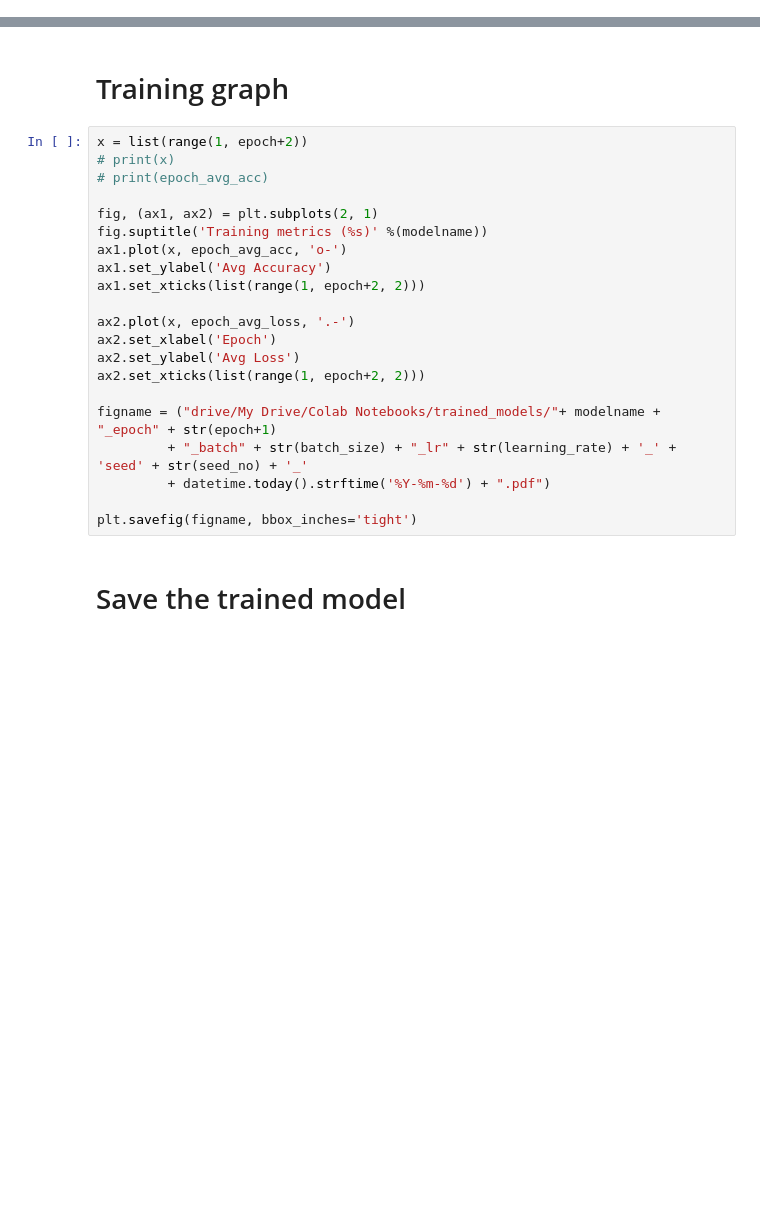
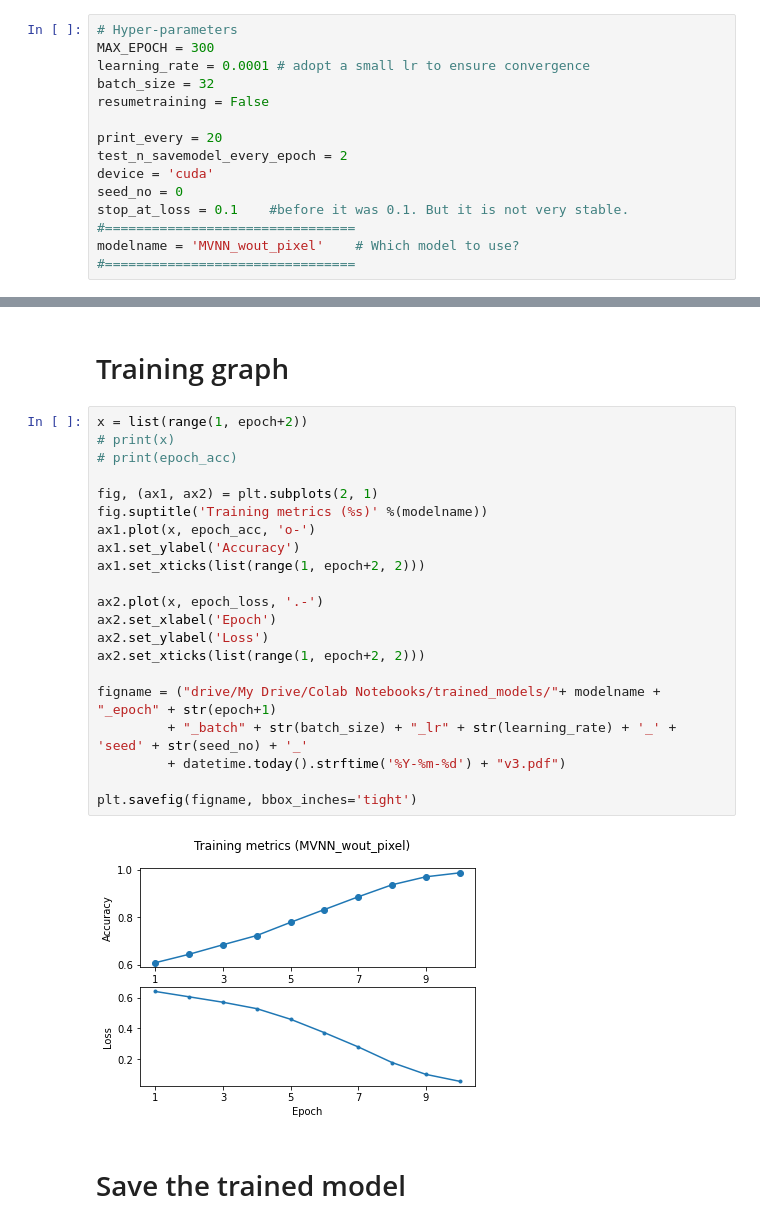
Before and after one commit to AyushGupta51379/COMP_5331_Project_Fake_News_Detection, a Jupyter notebook: MVNN_Prototype.ipynb, the cells around one changed output, grey strips where cells are left out. Cells and saved outputs as stored; diff of their text form; blank space fills up the shorter version.

```diff
--- a/MVNN_Prototype.ipynb
+++ b/MVNN_Prototype.ipynb
@@ -485,3 +604,18 @@ def image_show(np_image):
+# %%
+# Hyper-parameters
+MAX_EPOCH = 300
+learning_rate = 0.0001 # adopt a small lr to ensure convergence
+batch_size = 32
+resumetraining = False
+
+print_every = 20
+test_n_savemodel_every_epoch = 2
+device = 'cuda'
+seed_no = 0
+stop_at_loss = 0.1    #before it was 0.1. But it is not very stable.
+#================================
+modelname = 'MVNN_wout_pixel'    # Which model to use?
+#================================
 # %% [markdown]
 ## Let's Start Training
 # %%
@@ -678,24 +829,26 @@ KeyboardInterrupt: ignored
 # %%
 x = list(range(1, epoch+2))
 # print(x)
-# print(epoch_avg_acc)
+# print(epoch_acc)
 
 fig, (ax1, ax2) = plt.subplots(2, 1)
 fig.suptitle('Training metrics (%s)' %(modelname))
-ax1.plot(x, epoch_avg_acc, 'o-')
-ax1.set_ylabel('Avg Accuracy')
+ax1.plot(x, epoch_acc, 'o-')
+ax1.set_ylabel('Accuracy')
 ax1.set_xticks(list(range(1, epoch+2, 2)))
 
-ax2.plot(x, epoch_avg_loss, '.-')
+ax2.plot(x, epoch_loss, '.-')
 ax2.set_xlabel('Epoch')
-ax2.set_ylabel('Avg Loss')
+ax2.set_ylabel('Loss')
 ax2.set_xticks(list(range(1, epoch+2, 2)))
 
 figname = ("drive/My Drive/Colab Notebooks/trained_models/"+ modelname + "_epoch" + str(epoch+1)
          + "_batch" + str(batch_size) + "_lr" + str(learning_rate) + '_' + 'seed' + str(seed_no) + '_'
-         + datetime.today().strftime('%Y-%m-%d') + ".pdf")
+         + datetime.today().strftime('%Y-%m-%d') + "v3.pdf")
 
 plt.savefig(figname, bbox_inches='tight')
+# %% [output]
+[figure, added]
 # %% [markdown]
 # Save the trained model
 # %%
```
Also changed, not shown: parts of 12 cells of this notebook.
